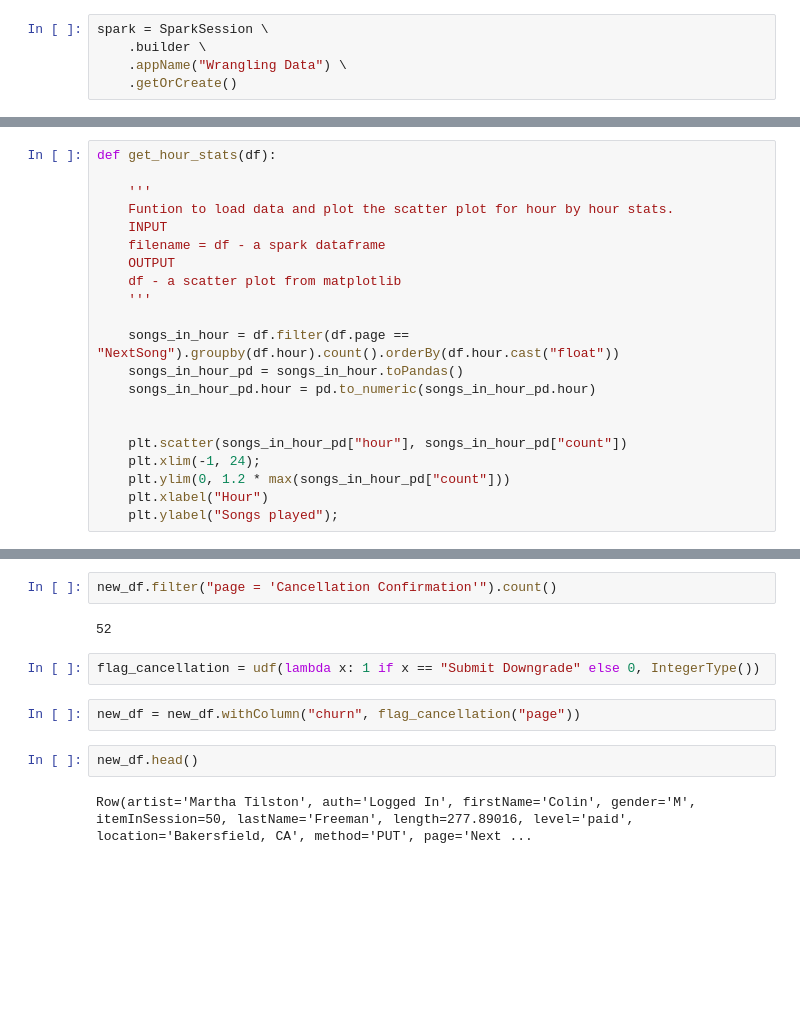
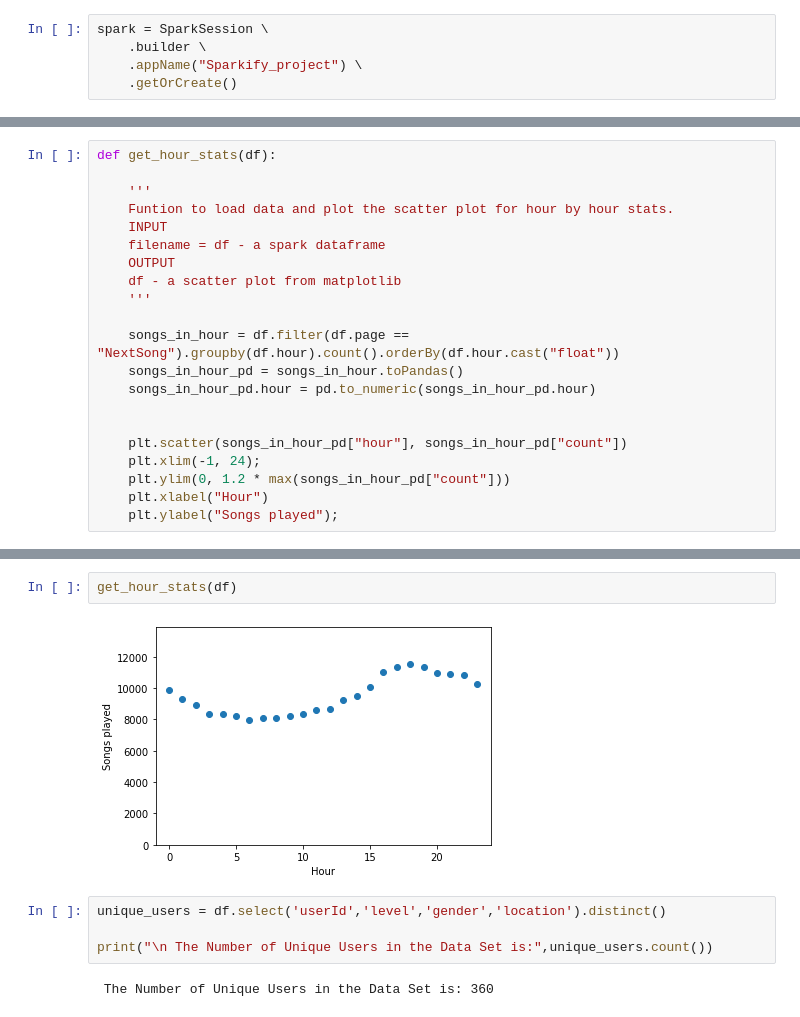
Before and after one commit to ShreeraamGit/Sparkify_customer_churn_project, a Jupyter notebook: sparkly_churn_project.ipynb, the cells around one changed output, grey strips where cells are left out. Cells and saved outputs as stored; diff of their text form; blank space fills up the shorter version.

```diff
--- a/sparkly_churn_project.ipynb
+++ b/sparkly_churn_project.ipynb
@@ -24,7 +26,7 @@ import matplotlib.pyplot as plt
 # %%
 spark = SparkSession \
     .builder \
-    .appName("Wrangling Data") \
+    .appName("Sparkify_project") \
     .getOrCreate()
 # %%
 spark
@@ -334,12 +218,10 @@ new_df.select("page").dropDuplicates().sort("page").show()
-# %%
-new_df.filter("page = 'Cancellation Confirmation'").count()
-# %% [output]
-52
-# %%
-flag_cancellation = udf(lambda x: 1 if x == "Submit Downgrade" else 0, IntegerType())
-# %%
-new_df = new_df.withColumn("churn", flag_cancellation("page"))
-# %%
-new_df.head()
-# %% [output]
-Row(artist='Martha Tilston', auth='Logged In', firstName='Colin', gender='M', itemInSession=50, lastName='Freeman', length=277.89016, level='paid', location='Bakersfield, CA', method='PUT', page='Next ...
+# %%
+get_hour_stats(df)
+# %% [output]
+[figure, added]
+# %%
+unique_users = df.select('userId','level','gender','location').distinct()
+
+print("\n The Number of Unique Users in the Data Set is:",unique_users.count())
+# %% [output]
+ The Number of Unique Users in the Data Set is: 360
```
Also changed, not shown: parts of 42 cells of this notebook.
